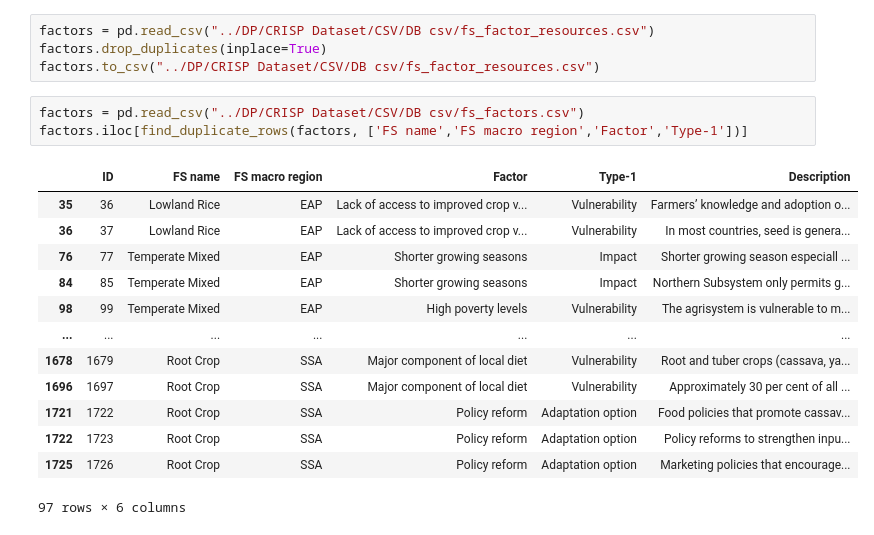
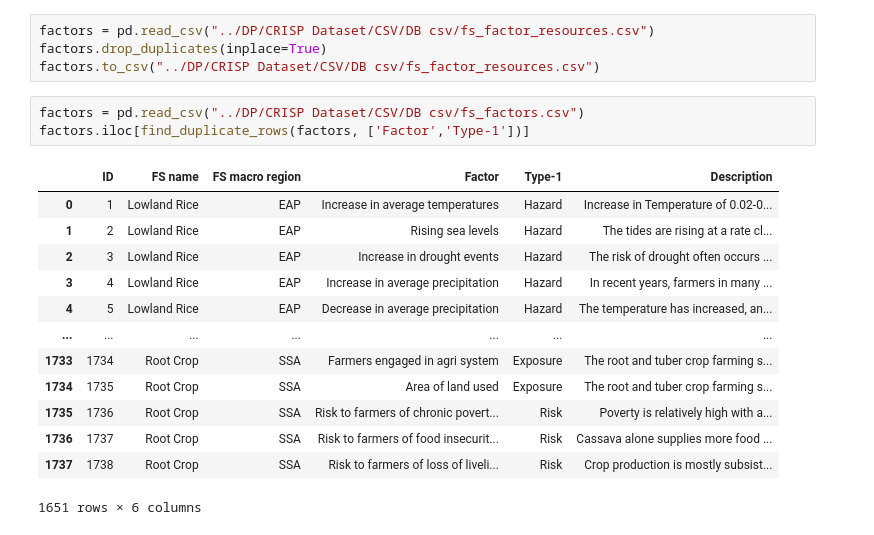
Before and after one commit to iberius96/DP_DPI, a Jupyter notebook: OTHER/tests.ipynb, the cells around one changed output. Drawn from its saved outputs; the diff is of its cells as text.

```diff
--- a/OTHER/tests.ipynb
+++ b/OTHER/tests.ipynb
@@ -1231,18 +1231,18 @@ factors.drop_duplicates(inplace=True)
 factors.to_csv("../DP/CRISP Dataset/CSV/DB csv/fs_factor_resources.csv")
 # %%
 factors = pd.read_csv("../DP/CRISP Dataset/CSV/DB csv/fs_factors.csv")
-factors.iloc[find_duplicate_rows(factors, ['FS name','FS macro region','Factor','Type-1'])]
+factors.iloc[find_duplicate_rows(factors, ['Factor','Type-1'])]
 # %% [output]
 |  | ID | FS name | FS macro region | Factor | Type-1 | Description |
-| 35 | 36 | Lowland Rice | EAP | Lack of access to improved crop v... | Vulnerability | Farmers’ knowledge and adoption o... |
-| 36 | 37 | Lowland Rice | EAP | Lack of access to improved crop v... | Vulnerability | In most countries, seed is genera... |
-| 76 | 77 | Temperate Mixed | EAP | Shorter growing seasons | Impact | Shorter growing season especiall ... |
-| 84 | 85 | Temperate Mixed | EAP | Shorter growing seasons | Impact | Northern Subsystem only permits g... |
-| 98 | 99 | Temperate Mixed | EAP | High poverty levels | Vulnerability | The agrisystem is vulnerable to m... |
+| 0 | 1 | Lowland Rice | EAP | Increase in average temperatures | Hazard | Increase in Temperature of 0.02-0... |
+| 1 | 2 | Lowland Rice | EAP | Rising sea levels | Hazard | The tides are rising at a rate cl... |
+| 2 | 3 | Lowland Rice | EAP | Increase in drought events | Hazard | The risk of drought often occurs ... |
+| 3 | 4 | Lowland Rice | EAP | Increase in average precipitation | Hazard | In recent years, farmers in many ... |
+| 4 | 5 | Lowland Rice | EAP | Decrease in average precipitation | Hazard | The temperature has increased, an... |
 | ... | ... | ... | ... | ... | ... | ... |
-| 1678 | 1679 | Root Crop | SSA | Major component of local diet | Vulnerability | Root and tuber crops (cassava, ya... |
-| 1696 | 1697 | Root Crop | SSA | Major component of local diet | Vulnerability | Approximately 30 per cent of all ... |
-| 1721 | 1722 | Root Crop | SSA | Policy reform | Adaptation option | Food policies that promote cassav... |
-| 1722 | 1723 | Root Crop | SSA | Policy reform | Adaptation option | Policy reforms to strengthen inpu... |
-| 1725 | 1726 | Root Crop | SSA | Policy reform | Adaptation option | Marketing policies that encourage... |
+| 1733 | 1734 | Root Crop | SSA | Farmers engaged in agri system | Exposure | The root and tuber crop farming s... |
+| 1734 | 1735 | Root Crop | SSA | Area of land used | Exposure | The root and tuber crop farming s... |
+| 1735 | 1736 | Root Crop | SSA | Risk to farmers of chronic povert... | Risk | Poverty is relatively high with a... |
+| 1736 | 1737 | Root Crop | SSA | Risk to farmers of food insecurit... | Risk | Cassava alone supplies more food ... |
+| 1737 | 1738 | Root Crop | SSA | Risk to farmers of loss of liveli... | Risk | Crop production is mostly subsist... |
-97 rows × 6 columns
+1651 rows × 6 columns
```
Also changed, not shown: 7 other files.
